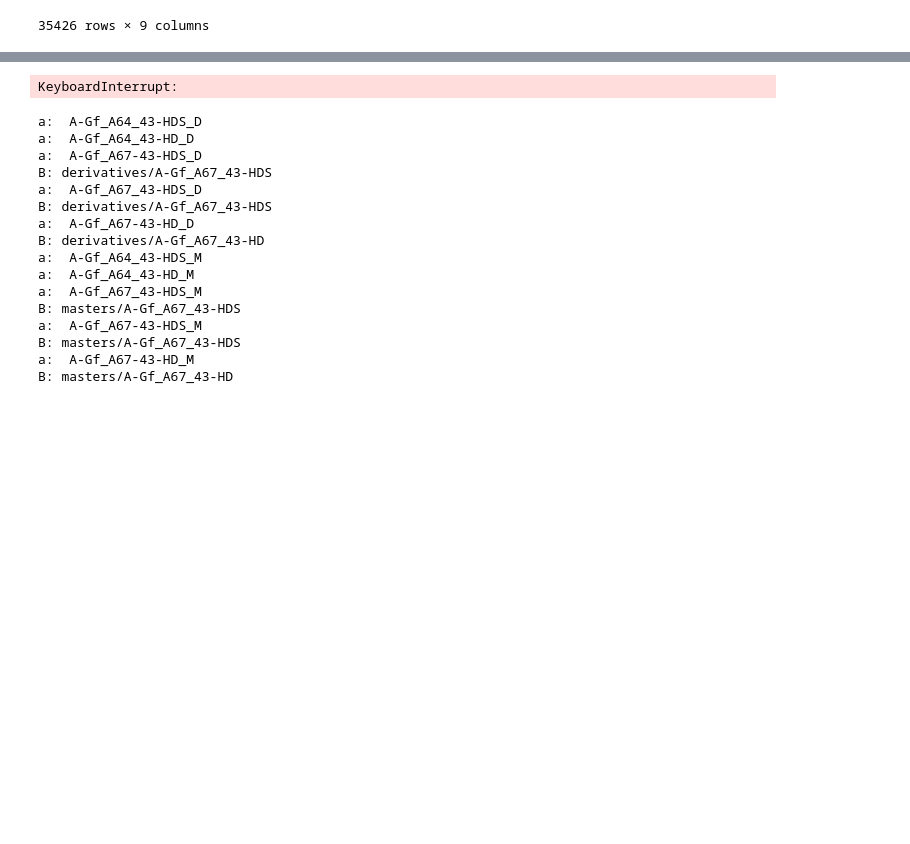
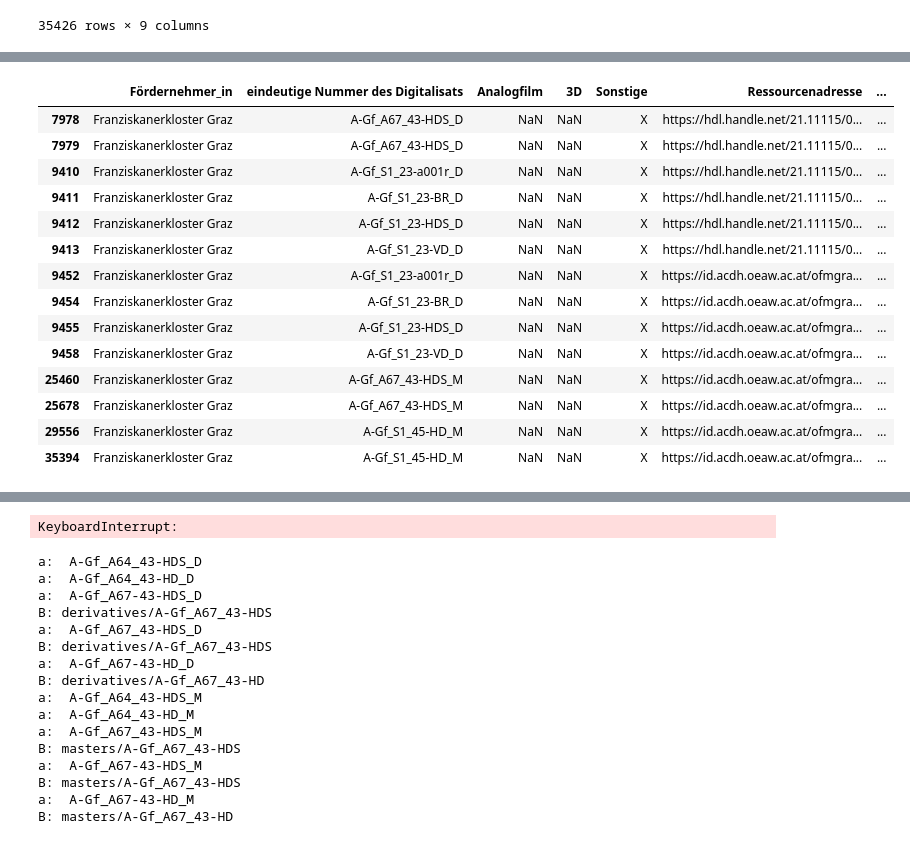
Before and after one commit to ofmgraz/mint-handle-ids, a Jupyter notebook: handles.ipynb, the cells around one changed output, grey strips where cells are left out. Cells and saved outputs as stored; diff of their text form; code cells hidden in the pictures; blank space fills up the shorter version.

```diff
--- a/handles.ipynb
+++ b/handles.ipynb
@@ -74,0 +124,18 @@ A-Gf_A67_43-HDS_D
+# %%
+df[df.duplicated(subset="eindeutige Nummer des Digitalisats", keep=False)]
+# %% [output]
+|  | Fördernehmer_in | eindeutige Nummer des Digitalisats | Analogfilm | 3D | Sonstige | Ressourcenadresse | ... |
+| 7978 | Franziskanerkloster Graz | A-Gf_A67_43-HDS_D | NaN | NaN | X | https://hdl.handle.net/21.11115/0... | ... |
+| 7979 | Franziskanerkloster Graz | A-Gf_A67_43-HDS_D | NaN | NaN | X | https://hdl.handle.net/21.11115/0... | ... |
+| 9410 | Franziskanerkloster Graz | A-Gf_S1_23-a001r_D | NaN | NaN | X | https://hdl.handle.net/21.11115/0... | ... |
+| 9411 | Franziskanerkloster Graz | A-Gf_S1_23-BR_D | NaN | NaN | X | https://hdl.handle.net/21.11115/0... | ... |
+| 9412 | Franziskanerkloster Graz | A-Gf_S1_23-HDS_D | NaN | NaN | X | https://hdl.handle.net/21.11115/0... | ... |
+| 9413 | Franziskanerkloster Graz | A-Gf_S1_23-VD_D | NaN | NaN | X | https://hdl.handle.net/21.11115/0... | ... |
+| 9452 | Franziskanerkloster Graz | A-Gf_S1_23-a001r_D | NaN | NaN | X | https://id.acdh.oeaw.ac.at/ofmgra... | ... |
+| 9454 | Franziskanerkloster Graz | A-Gf_S1_23-BR_D | NaN | NaN | X | https://id.acdh.oeaw.ac.at/ofmgra... | ... |
+| 9455 | Franziskanerkloster Graz | A-Gf_S1_23-HDS_D | NaN | NaN | X | https://id.acdh.oeaw.ac.at/ofmgra... | ... |
+| 9458 | Franziskanerkloster Graz | A-Gf_S1_23-VD_D | NaN | NaN | X | https://id.acdh.oeaw.ac.at/ofmgra... | ... |
+| 25460 | Franziskanerkloster Graz | A-Gf_A67_43-HDS_M | NaN | NaN | X | https://id.acdh.oeaw.ac.at/ofmgra... | ... |
+| 25678 | Franziskanerkloster Graz | A-Gf_A67_43-HDS_M | NaN | NaN | X | https://id.acdh.oeaw.ac.at/ofmgra... | ... |
+| 29556 | Franziskanerkloster Graz | A-Gf_S1_45-HD_M | NaN | NaN | X | https://id.acdh.oeaw.ac.at/ofmgra... | ... |
+| 35394 | Franziskanerkloster Graz | A-Gf_S1_45-HD_M | NaN | NaN | X | https://id.acdh.oeaw.ac.at/ofmgra... | ... |
```
Also changed, not shown: parts of 7 cells of this notebook.
